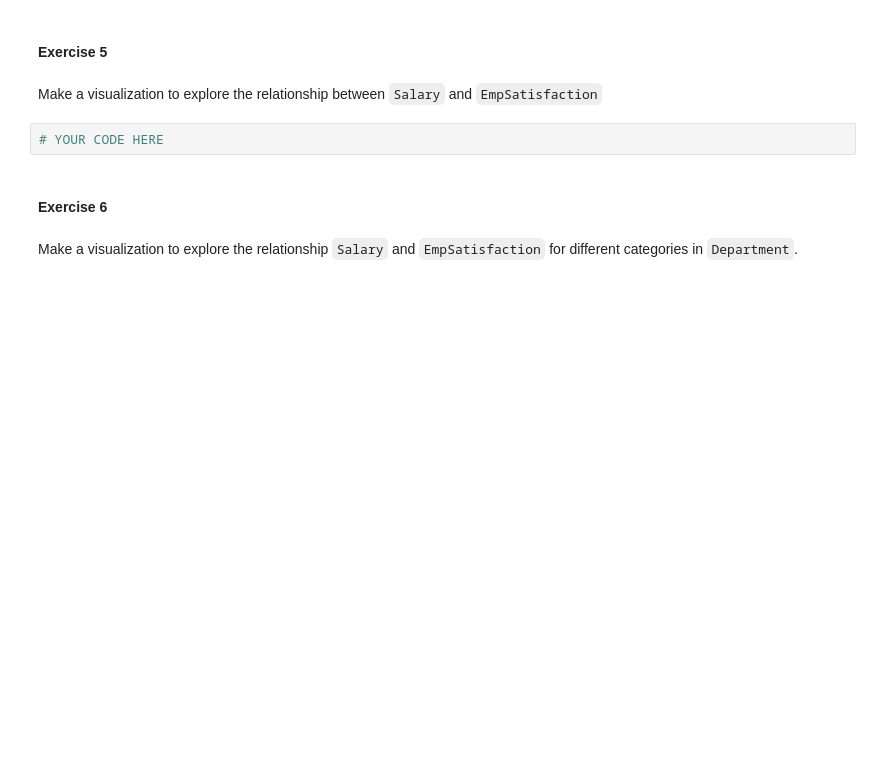
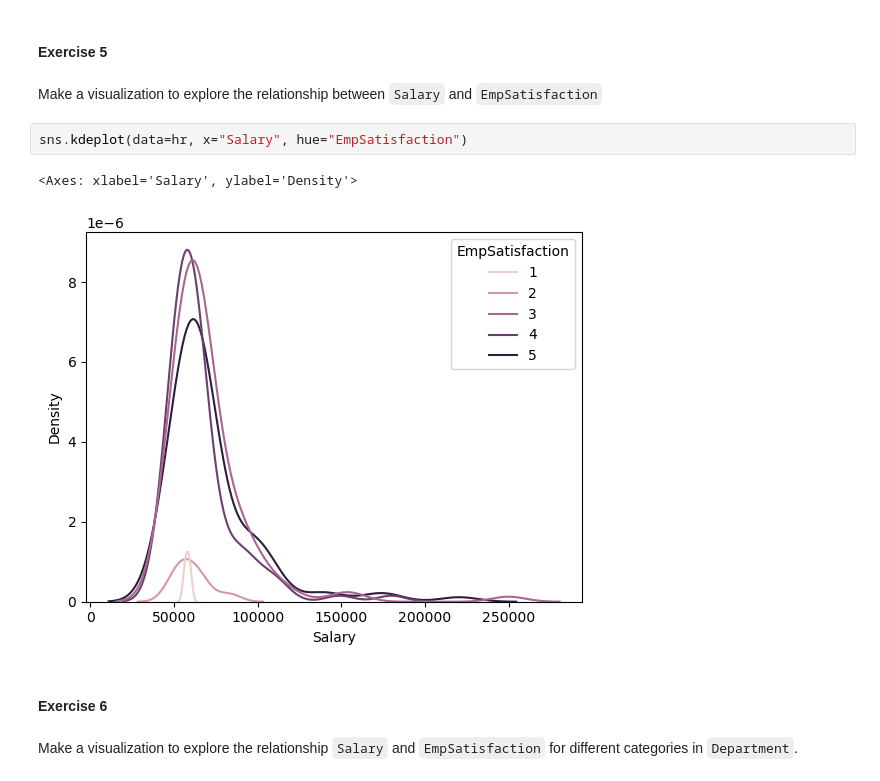
Before and after one commit to aishanur11/tstat280-aisha, a Jupyter notebook: 06_eda_features/06_exercises.ipynb, the cells around one changed output. Saved outputs shown, nothing was run; the diff lists cells and outputs as text; blank space fills up the shorter version.

```diff
--- a/06_eda_features/06_exercises.ipynb
+++ b/06_eda_features/06_exercises.ipynb
@@ -63,7 +63,10 @@ sns.boxplot(data=hr, x="Salary", hue="Sex")
 # %% [markdown]
 Make a visualization to explore the relationship between `Salary` and `EmpSatisfaction`
 # %%
-# YOUR CODE HERE
+sns.kdeplot(data=hr, x="Salary", hue="EmpSatisfaction")
+# %% [output]
+<Axes: xlabel='Salary', ylabel='Density'>
+[figure, added]
 # %% [markdown]
 #### Exercise 6
 # %% [markdown]
```
Also changed, not shown: parts of 7 cells of this notebook.
